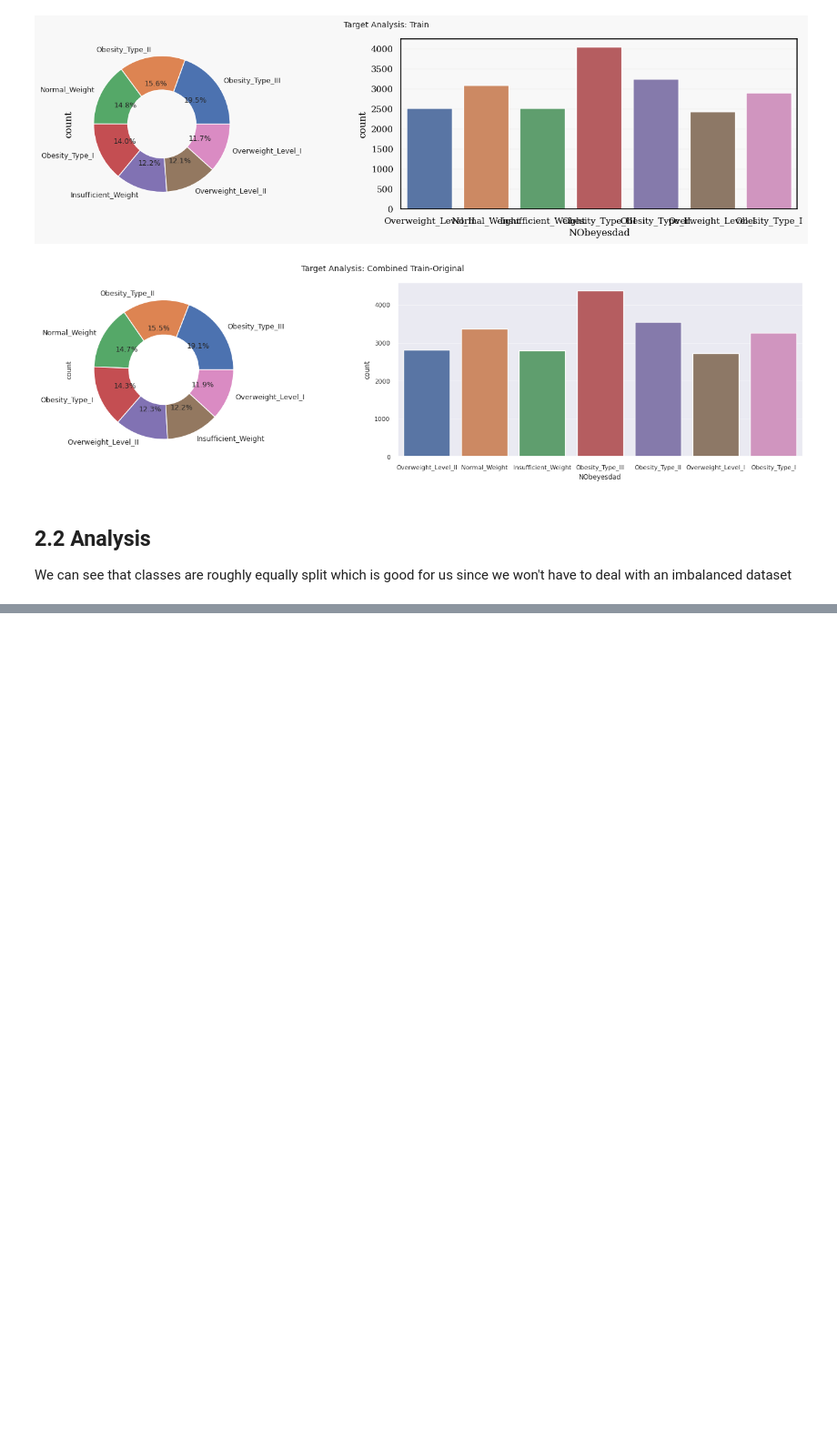
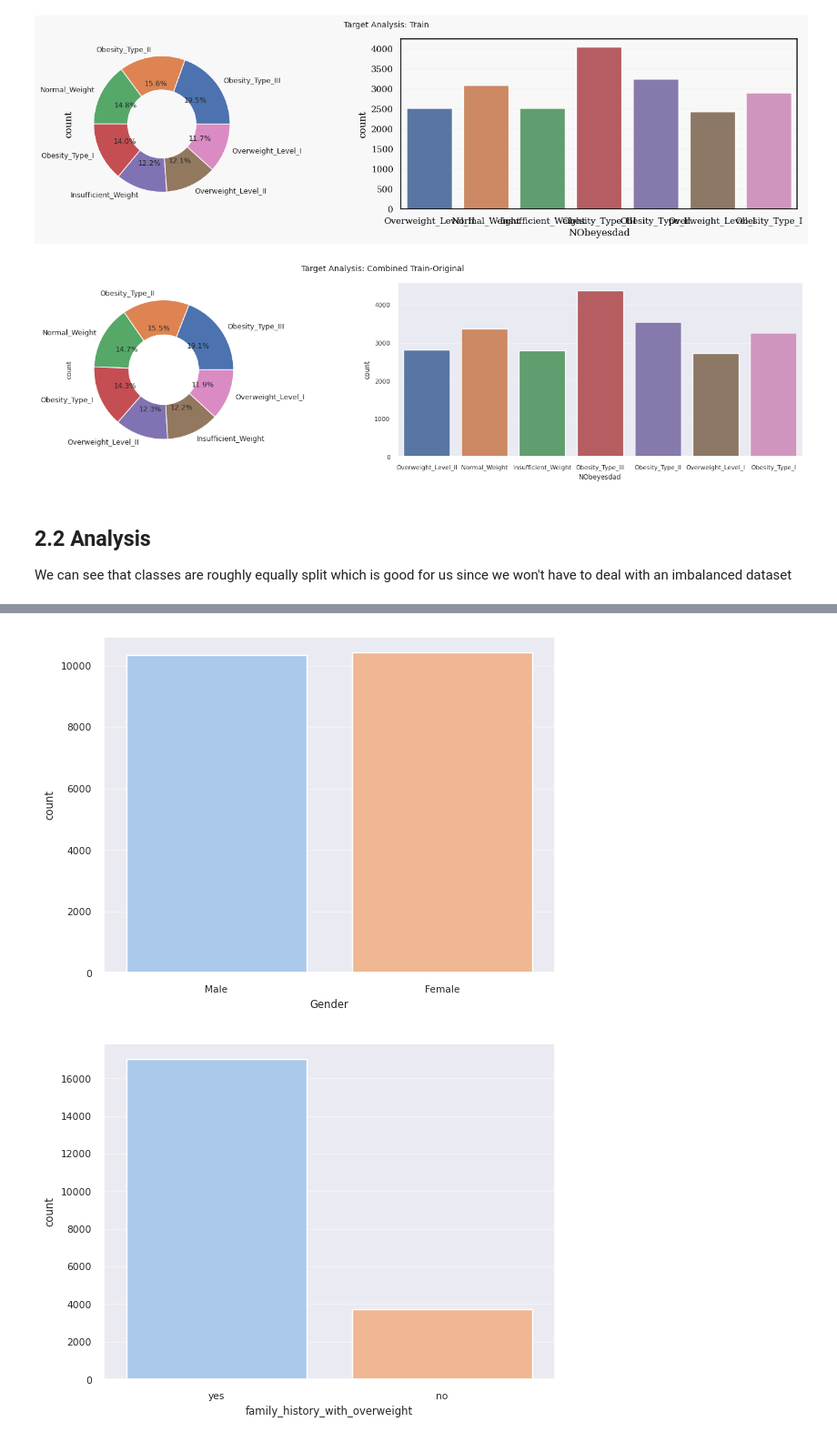
Before and after one commit to yoii18/KaggleModels, a Jupyter notebook: pgs4e2-eda-ensemble-modeling.ipynb, the cells around one changed output, grey strips where cells are left out. Shown at 91% size. Saved outputs shown, nothing was run; the diff lists cells and outputs as text; code cells hidden in the pictures; blank space fills up the shorter version.

```diff
--- a/pgs4e2-eda-ensemble-modeling.ipynb
+++ b/pgs4e2-eda-ensemble-modeling.ipynb
@@ -392,0 +421,4 @@ We can see that classes are roughly equally split which is good for us since we
+# %%
+cat_cols = df_test.columns[df_test.nunique()<=7]
+num_cols = df_test.columns[df_test.nunique()>7]
+cat_cols
@@ -392,0 +434,8 @@ We can see that classes are roughly equally split which is good for us since we
+# %%
+for col in cat_cols:
+    sns.countplot(data=df_train, x=col, palette='pastel')
+    print("\n")
+    plt.show()
+# %% [output]
+[figure, added]
+[figure, added]
```
Also changed, not shown: parts of 46 cells of this notebook.
